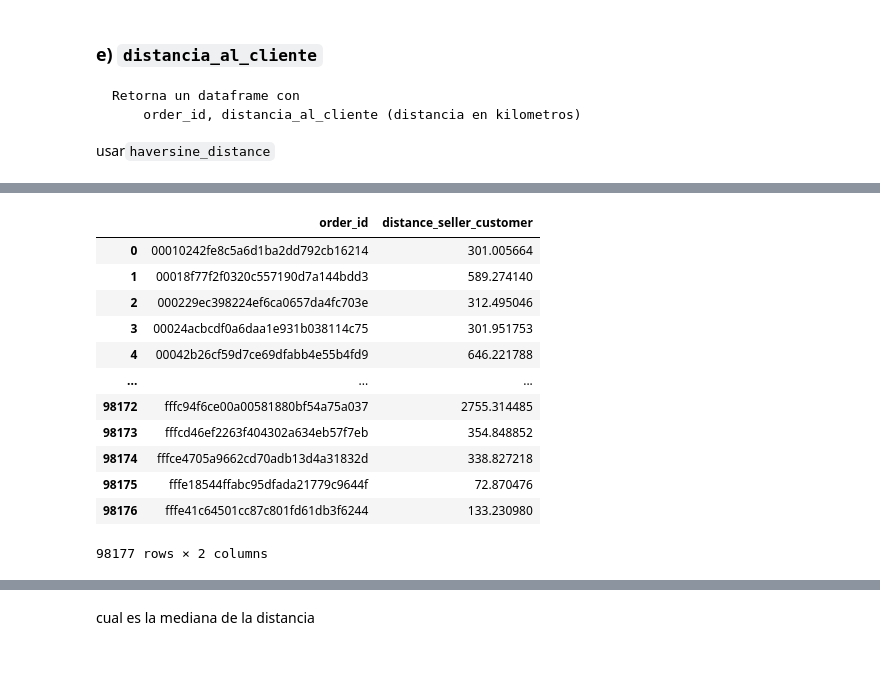
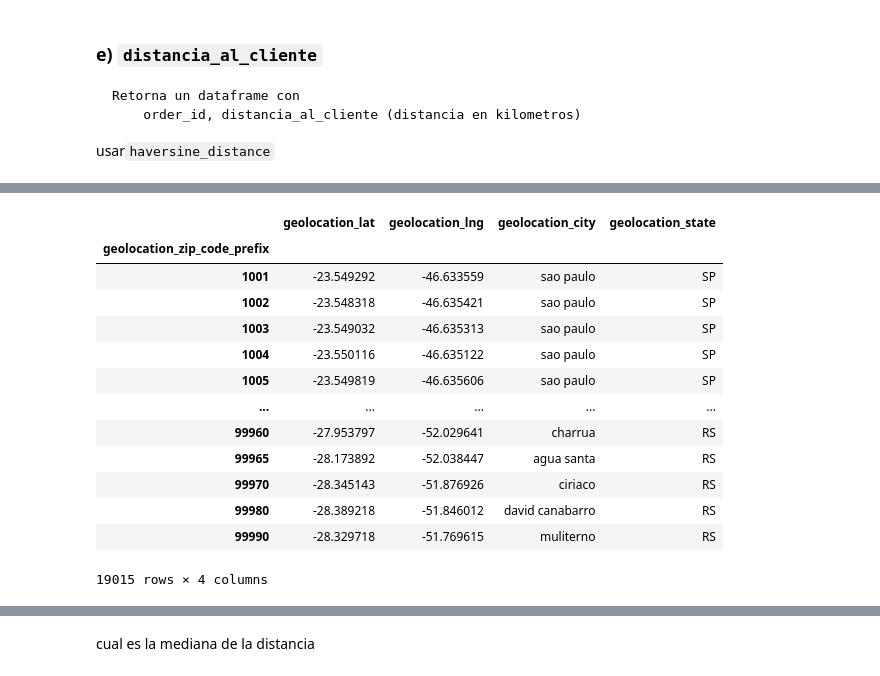
Before and after one commit to joseklapp/UCEMA_2023, a Jupyter notebook: part-3/2-ecommerce/ejercicio_orders_part1.ipynb, the cells around one changed output, grey strips where cells are left out. Drawn from its saved outputs; the diff is of its cells as text; code cells hidden in the pictures.

```diff
--- a/part-3/2-ecommerce/ejercicio_orders_part1.ipynb
+++ b/part-3/2-ecommerce/ejercicio_orders_part1.ipynb
@@ -377,16 +453,19 @@ distancia_a_la_orden
-# %%
-distancia_a_la_orden
-# %% [output]
-|  | order_id | distance_seller_customer |
-| 0 | 00010242fe8c5a6d1ba2dd792cb16214 | 301.005664 |
-| 1 | 00018f77f2f0320c557190d7a144bdd3 | 589.274140 |
-| 2 | 000229ec398224ef6ca0657da4fc703e | 312.495046 |
-| 3 | 00024acbcdf0a6daa1e931b038114c75 | 301.951753 |
-| 4 | 00042b26cf59d7ce69dfabb4e55b4fd9 | 646.221788 |
-| ... | ... | ... |
-| 98172 | fffc94f6ce00a00581880bf54a75a037 | 2755.314485 |
-| 98173 | fffcd46ef2263f404302a634eb57f7eb | 354.848852 |
-| 98174 | fffce4705a9662cd70adb13d4a31832d | 338.827218 |
-| 98175 | fffe18544ffabc95dfada21779c9644f | 72.870476 |
-| 98176 | fffe41c64501cc87c801fd61db3f6244 | 133.230980 |
-98177 rows × 2 columns
+# %%
+geolocation = data['geolocation'].copy()
+geo = geolocation.groupby('geolocation_zip_code_prefix').first()
+geo
+# %% [output]
+|  | geolocation_lat | geolocation_lng | geolocation_city | geolocation_state |
+| geolocation_zip_code_prefix |  |  |  |  |
+| 1001 | -23.549292 | -46.633559 | sao paulo | SP |
+| 1002 | -23.548318 | -46.635421 | sao paulo | SP |
+| 1003 | -23.549032 | -46.635313 | sao paulo | SP |
+| 1004 | -23.550116 | -46.635122 | sao paulo | SP |
+| 1005 | -23.549819 | -46.635606 | sao paulo | SP |
+| ... | ... | ... | ... | ... |
+| 99960 | -27.953797 | -52.029641 | charrua | RS |
+| 99965 | -28.173892 | -52.038447 | agua santa | RS |
+| 99970 | -28.345143 | -51.876926 | ciriaco | RS |
+| 99980 | -28.389218 | -51.846012 | david canabarro | RS |
+| 99990 | -28.329718 | -51.769615 | muliterno | RS |
+19015 rows × 4 columns
```
Also changed, not shown: parts of 33 cells of this notebook, 6 other files.
